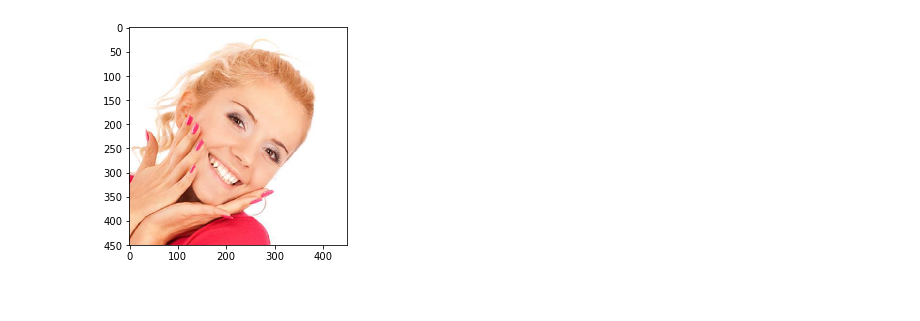
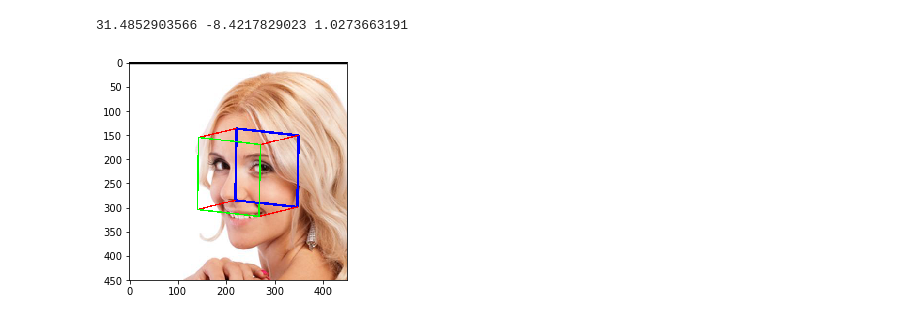
Before and after one commit to natanielruiz/deep-head-pose, a Jupyter notebook: practice/AFLW2000.ipynb, the cells around one changed output. Drawn from its saved outputs; the diff is of its cells as text; code cells hidden in the pictures.

```diff
--- a/practice/AFLW2000.ipynb
+++ b/practice/AFLW2000.ipynb
@@ -114,9 +75,48 @@ plt.show()
-# %%
-img_name = 'image01149'
-img_path = os.path.join(AFLW, img_name + '.jpg')
-img = Image.open(img_path)
-img = img.transpose(Image.FLIP_LEFT_RIGHT)
-plt.imshow(img)
-plt.show()
-# %% [output]
-[figure, removed]
+# %%
+# For pose we have [pitch yaw roll tdx tdy tdz scale_factor]
+from math import cos, sin
+
+flip = False
+
+img_name = 'image01131'
+# img_name = 'image01149'
+img_path = os.path.join(AFLW, img_name + '.jpg')
+mat_path = os.path.join(AFLW, img_name + '.mat')
+
+img = cv2.imread(img_path)
+img = cv2.cvtColor(img, cv2.COLOR_RGB2BGR)
+rows, cols, depth = img.shape
+mat = sio.loadmat(mat_path)
+
+if flip == True:
+    frame = cv2.flip(img, 1)
+else:
+    frame = img
+pose_params = mat['Pose_Para'][0]
+
+pitch, yaw, roll, tdx, tdy, tdz, scale = pose_params
+pitch *= 180/np.pi
+yaw *= 180/np.pi
+roll *= 180/np.pi
+
+size = 150
+
+p = pitch
+y = yaw
+r = roll
+
+if flip == True:
+    y = -y
+    r = -r
+
+print y, p, r
+
+plot_pose_cube(frame, y, p, r, tdx, tdy, size=150.)
+
+# Draw bounding box
+
+plt.imshow(frame)
+plt.show()
+# %% [output]
+31.4852903566 -8.4217829023 1.0273663191
+[figure, added]
```
Also changed, not shown: parts of 4 cells of this notebook, 9 other files.
